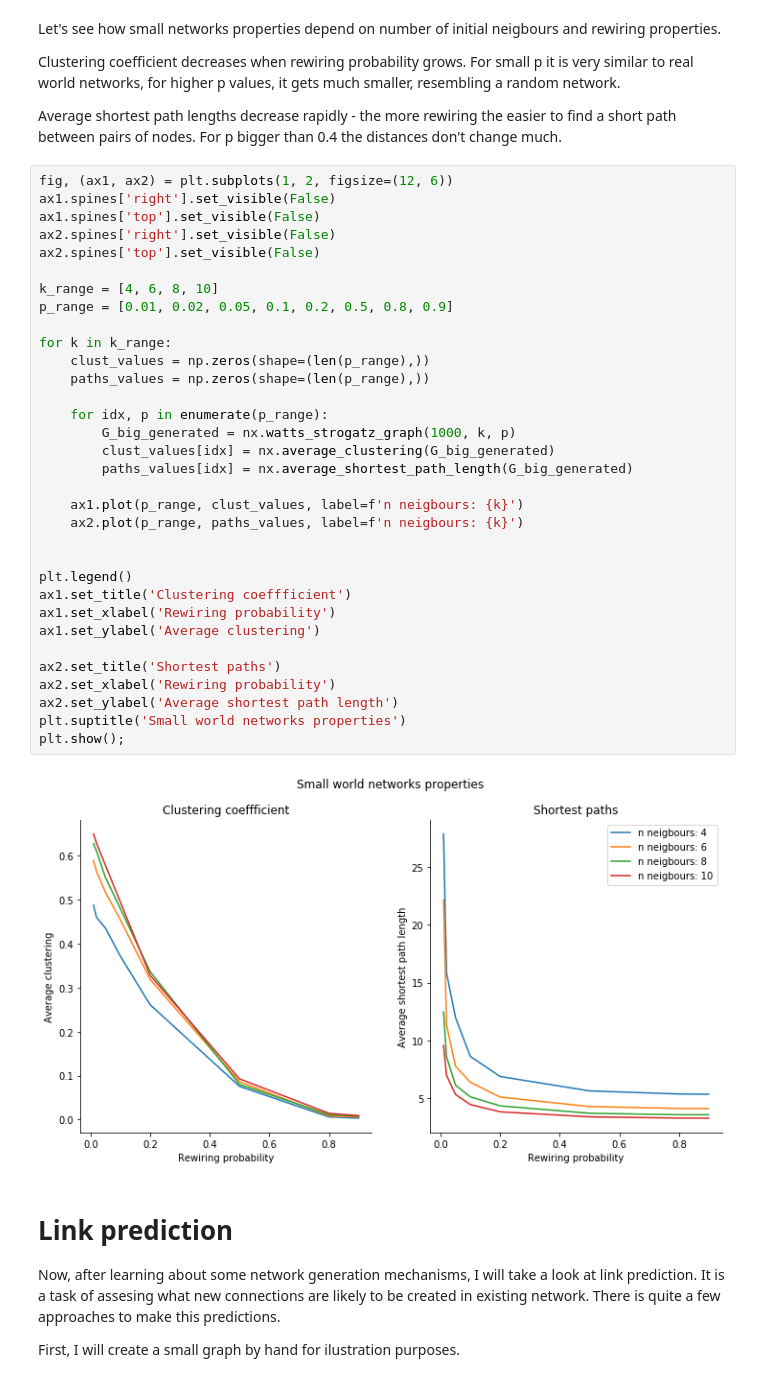
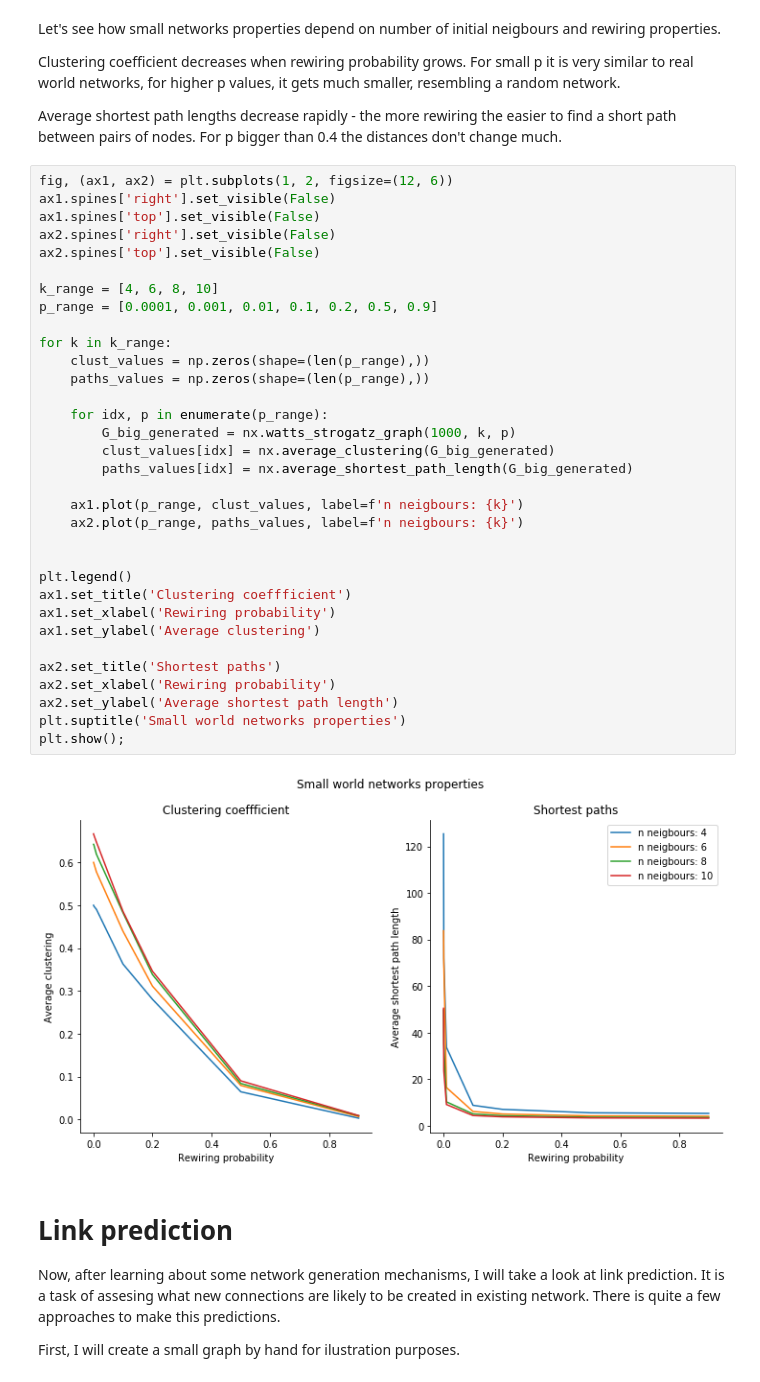
Before and after one commit to sfczekalski/social_network_analysis, a Jupyter notebook: 6 Network Evolution.ipynb, the cells around one changed output. Saved outputs shown, nothing was run; the diff lists cells and outputs as text.

```diff
--- a/6 Network Evolution.ipynb
+++ b/6 Network Evolution.ipynb
@@ -297,35 +379,35 @@ ax1.spines['right'].set_visible(False)
 ax1.spines['top'].set_visible(False)
 ax2.spines['right'].set_visible(False)
 ax2.spines['top'].set_visible(False)
 
 k_range = [4, 6, 8, 10]
-p_range = [0.01, 0.02, 0.05, 0.1, 0.2, 0.5, 0.8, 0.9]
+p_range = [0.0001, 0.001, 0.01, 0.1, 0.2, 0.5, 0.9]
 
 for k in k_range:
     clust_values = np.zeros(shape=(len(p_range),))
     paths_values = np.zeros(shape=(len(p_range),))
 
     for idx, p in enumerate(p_range):
         G_big_generated = nx.watts_strogatz_graph(1000, k, p)
         clust_values[idx] = nx.average_clustering(G_big_generated)
         paths_values[idx] = nx.average_shortest_path_length(G_big_generated)
 
     ax1.plot(p_range, clust_values, label=f'n neigbours: {k}')
     ax2.plot(p_range, paths_values, label=f'n neigbours: {k}')
 
 
 plt.legend()
 ax1.set_title('Clustering coeffficient')
 ax1.set_xlabel('Rewiring probability')
 ax1.set_ylabel('Average clustering')
 
 ax2.set_title('Shortest paths')
 ax2.set_xlabel('Rewiring probability')
 ax2.set_ylabel('Average shortest path length')
 plt.suptitle('Small world networks properties')
 plt.show();
 # %% [output]
-[figure, old version]
+[figure, new version]
 # %% [markdown]
 # Link prediction
 
```
Also changed, not shown: parts of 36 cells of this notebook.
